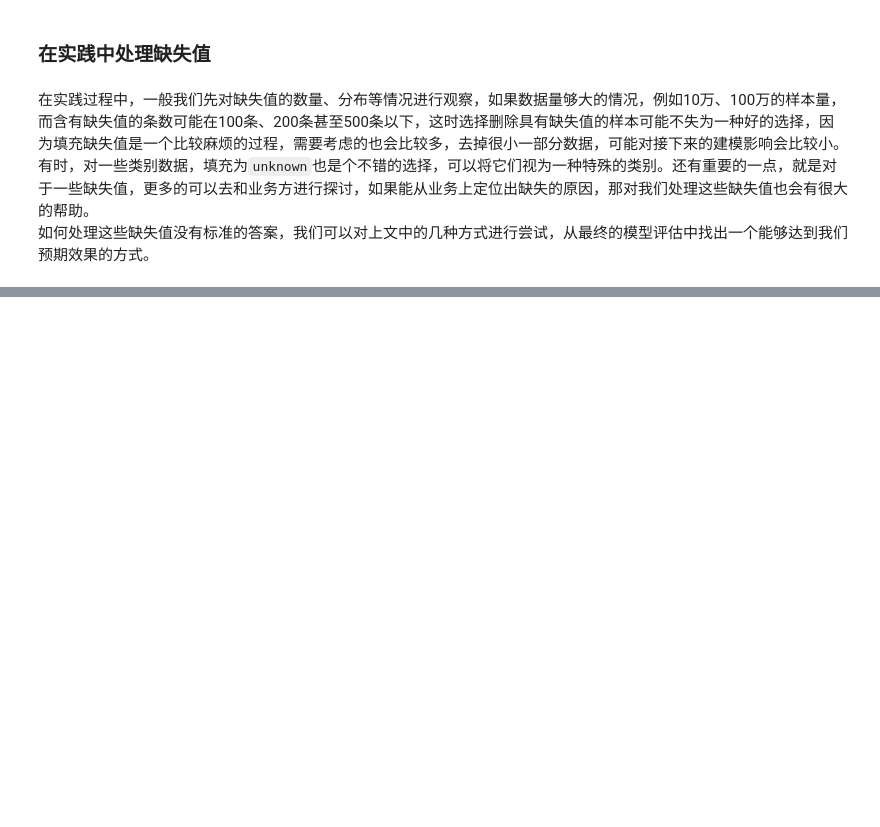
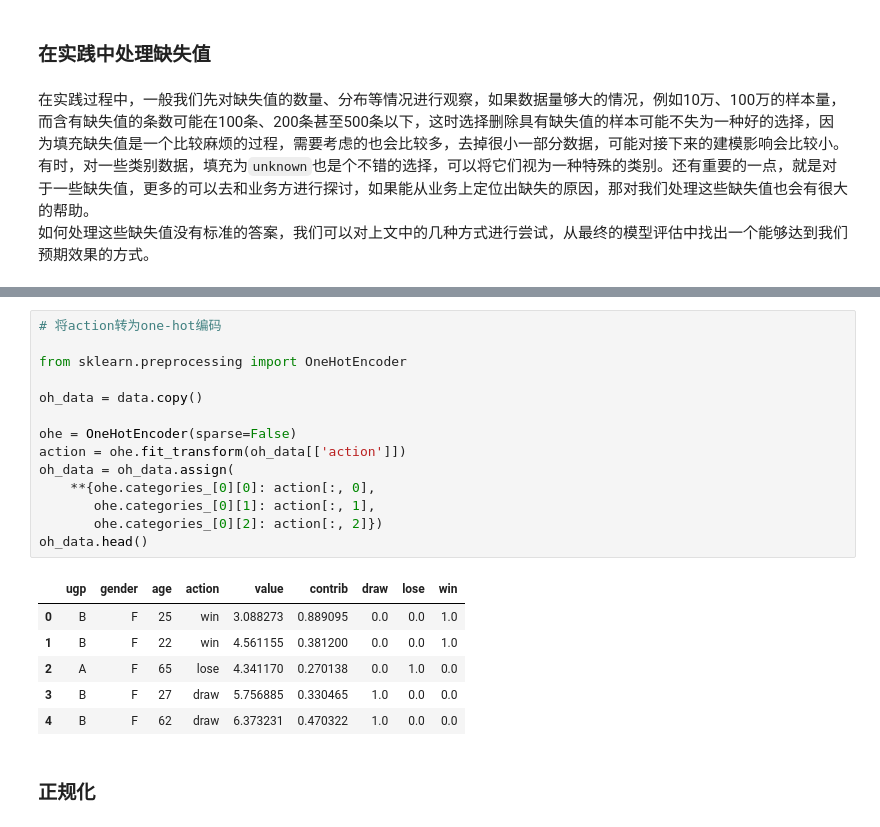
Before and after one commit to snowhyzhang/ml-landing, a Jupyter notebook: Chp 2 - data_preprocessing.ipynb, the cells around one changed output, grey strips where cells are left out. Saved outputs shown, nothing was run; the diff lists cells and outputs as text; blank space fills up the shorter version.

```diff
--- a/Chp 2 - data_preprocessing.ipynb
+++ b/Chp 2 - data_preprocessing.ipynb
@@ -505,0 +824,23 @@ missing_data3
+# %%
+# 将action转为one-hot编码
+
+from sklearn.preprocessing import OneHotEncoder
+
+oh_data = data.copy()
+
+ohe = OneHotEncoder(sparse=False)
+action = ohe.fit_transform(oh_data[['action']])
+oh_data = oh_data.assign(
+    **{ohe.categories_[0][0]: action[:, 0],
+       ohe.categories_[0][1]: action[:, 1],
+       ohe.categories_[0][2]: action[:, 2]})
+oh_data.head()
+# %% [output]
+|  | ugp | gender | age | action | value | contrib | draw | lose | win |
+| 0 | B | F | 25 | win | 3.088273 | 0.889095 | 0.0 | 0.0 | 1.0 |
+| 1 | B | F | 22 | win | 4.561155 | 0.381200 | 0.0 | 0.0 | 1.0 |
+| 2 | A | F | 65 | lose | 4.341170 | 0.270138 | 0.0 | 1.0 | 0.0 |
+| 3 | B | F | 27 | draw | 5.756885 | 0.330465 | 1.0 | 0.0 | 0.0 |
+| 4 | B | F | 62 | draw | 6.373231 | 0.470322 | 1.0 | 0.0 | 0.0 |
+# %% [markdown]
+### 正规化
```
Also changed, not shown: parts of 46 cells of this notebook.
